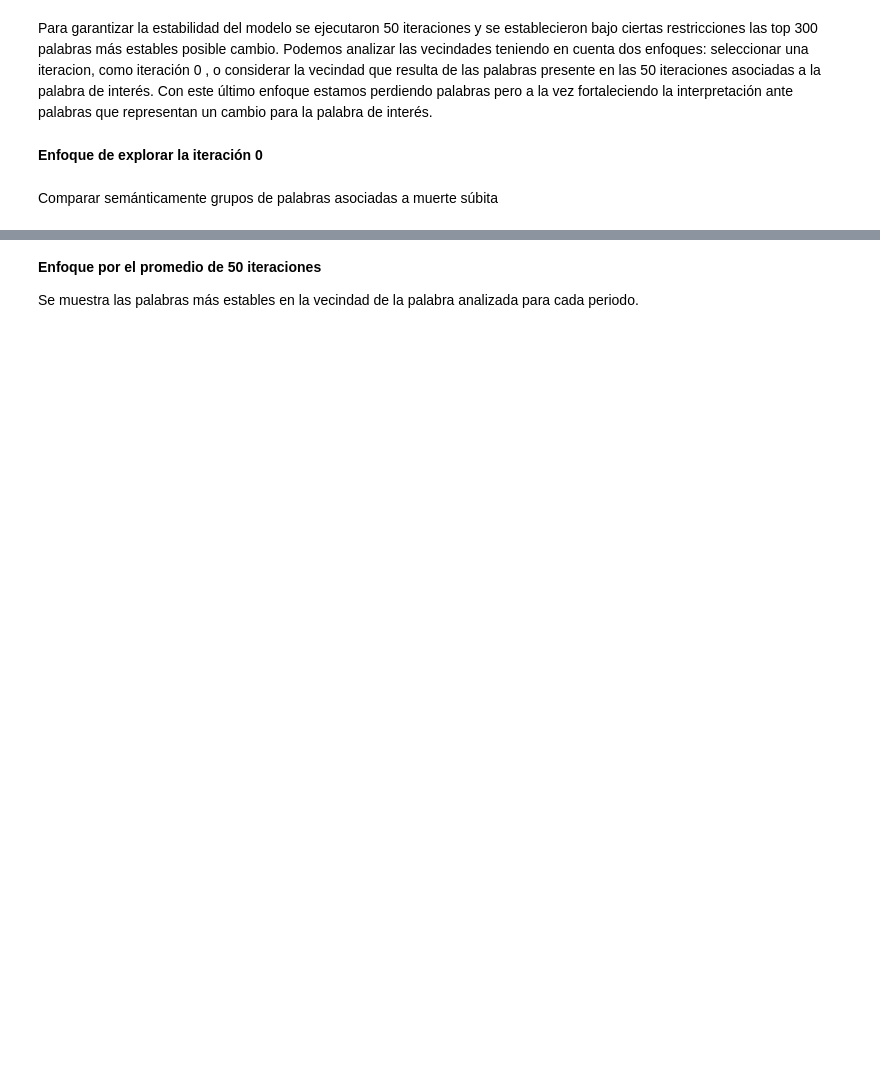
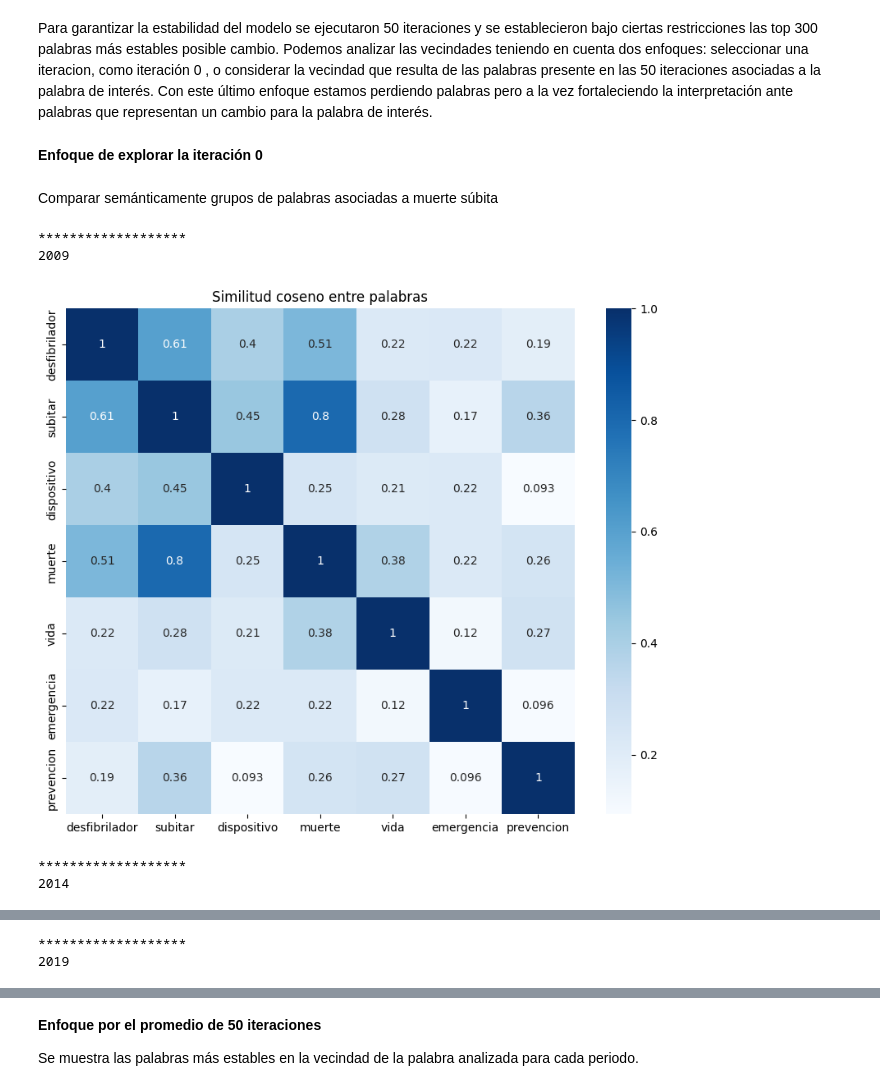
Before and after one commit to AmaliaGuaymasCanavire/iamas_iniciativasleg_salud, a Jupyter notebook: src/notebooks/5.3.contexto_cambio_semantico-muerte_subita.ipynb, the cells around one changed output, grey strips where cells are left out. Drawn from its saved outputs; the diff is of its cells as text; code cells hidden in the pictures; blank space fills up the shorter version.

```diff
--- a/src/notebooks/5.3.contexto_cambio_semantico-muerte_subita.ipynb
+++ b/src/notebooks/5.3.contexto_cambio_semantico-muerte_subita.ipynb
@@ -394,18 +435,13 @@ for periodo in [2009,2014,2019]:
     #Calcular vector medio solo para palabras con presencia en todas las iteraciones (opcional)
     vectores_promedio[periodo] = {pal: np.mean(vs, axis=0) for pal, vs in vectores_por_palabra[periodo].items() if len(vs) == 50}
 # %%
-# modelos alineados por procuster para iter 0
-m_2009 = Word2Vec.load(alin_dir+"alin_" + str(2009)+'_'+str(i)+'.mdl')
-m_2014 = Word2Vec.load(alin_dir+"alin_" + str(2014)+'_'+str(i)+'.mdl')
-m_2019 = Word2Vec.load(alin_dir+"alin_" + str(2019)+'_'+str(i)+'.mdl')
 # Para graficar
-embeddings_by_period = {}
-alineados = {}
-base = 2009
+i = 0
+vectores_alineados = {}
+modelos_alineados = {}
 vocab = {}
-for modelo in [m_2009,m_2014,m_2019]:
-    for word in modelo.wv.key_to_index:
-        vocab[word] = modelo.wv.get_vector(word)
-    embeddings_by_period[base]=  vocab
-    alineados[base] = modelo
-    base = base + 5
+for periodo in [2009,2014,2019]:
+    modelo = Word2Vec.load(alin_dir+"alin_" + str(periodo)+'_'+str(i)+'.mdl')
+    vocab = {word: modelo.wv.get_vector(word) for word in modelo.wv.key_to_index}  # NUEVO vocab cada vez
+    vectores_alineados[periodo]=  vocab
+    modelos_alineados[periodo] = modelo
@@ -545,13 +611,19 @@ Comparar semánticamente grupos de palabras asociadas a muerte súbita
 # %%
 for i, period in enumerate([2009,2014,2019]):
     print("*******************")
     print(period)
     # Matriz de similitud coseno entre vectores
-    sim_matrix = cosine_similarity([embeddings_by_period[period][w] for w in ms_palabras if w in embeddings_by_period[period]])
-    palabras = [w for w in ms_palabras if w in embeddings_by_period[period]]
+    sim_matrix = cosine_similarity([vectores_alineados[period][w] for w in ms_palabras if w in vectores_alineados[period]])
+    palabras = [w for w in ms_palabras if w in vectores_alineados[period]]
     df_sim = pd.DataFrame(sim_matrix, index=palabras, columns=palabras)
 
     plt.figure(figsize=(10, 8))
     sns.heatmap(df_sim, annot=True, cmap='Blues')
     plt.title("Similitud coseno entre palabras") #Heatmap (similitud coseno)
     plt.show()
+# %% [output]
+*******************
+2009
+[figure, added]
+*******************
+2014
@@ -557,0 +631,2 @@ for i, period in enumerate([2009,2014,2019]):
+*******************
+2019
```
Also changed, not shown: parts of 99 cells of this notebook, 1 other file.
